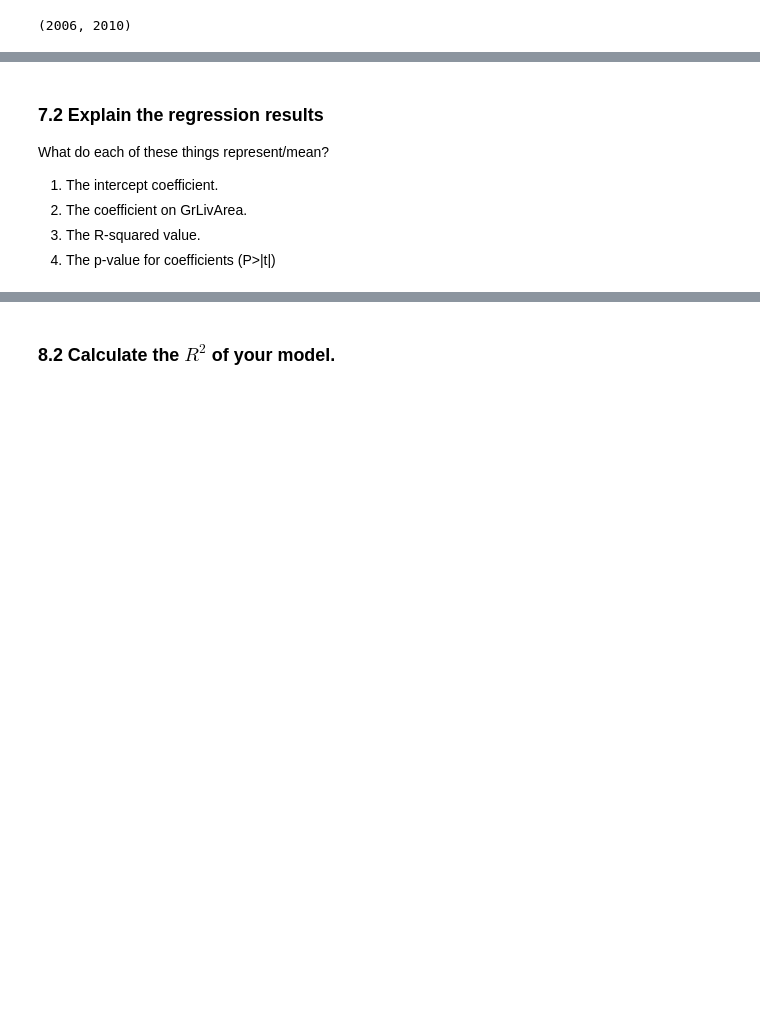
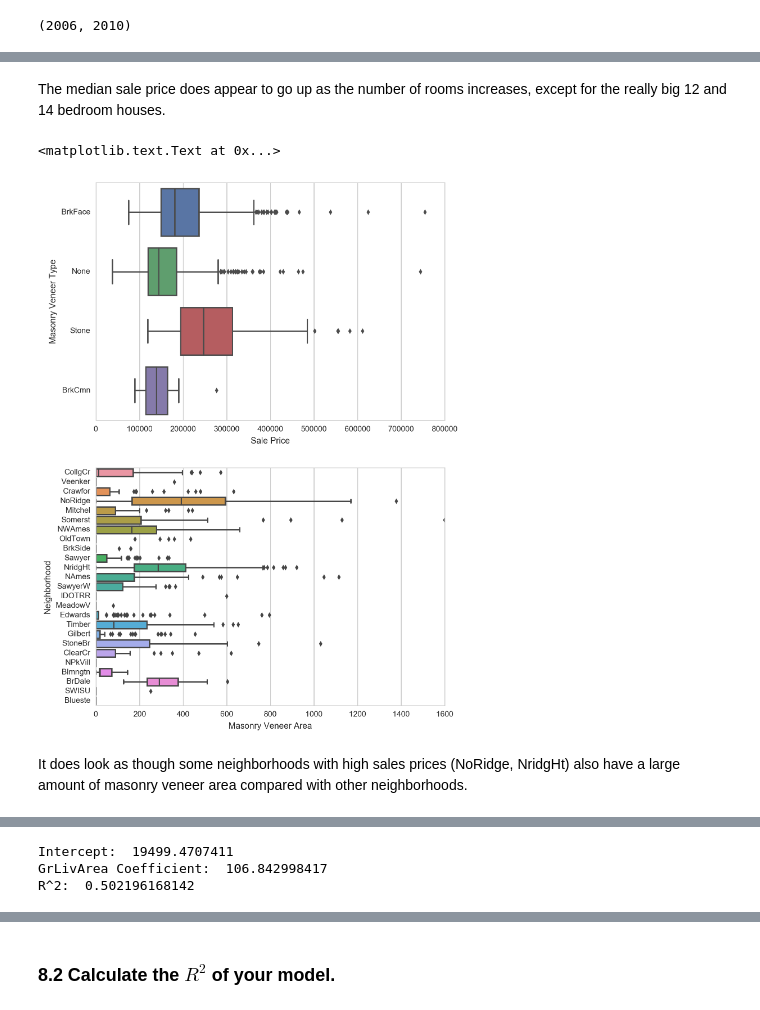
Before and after one commit to lprowell/DSI-SF-4-lprowell, a Jupyter notebook: projects/project-03/project-3-starter.ipynb, the cells around one changed output, grey strips where cells are left out. Cells and saved outputs as stored; diff of their text form; code cells hidden in the pictures; blank space fills up the shorter version.

```diff
--- a/projects/project-03/project-3-starter.ipynb
+++ b/projects/project-03/project-3-starter.ipynb
@@ -974,3 +955,22 @@ sns.boxplot(x = house['MasVnrArea'], y = house['Neighborhood'], orient = 'h')
+# %% [markdown]
+The median sale price does appear to go up as the number of rooms increases, except for the really big 12 and 14 bedroom houses.
+# %%
+#An attempt to explain the Masonry Veneer correlation with Sale Price
+
+fig, (ax1, ax2) = plt.subplots(2, 1, figsize = (8, 12))
+
+sns.boxplot(y = house['MasVnrType'], x = house['SalePrice'], orient = 'h', ax = ax1)
+sns.boxplot(x = house['MasVnrArea'], y = house['Neighborhood'], orient = 'h', ax = ax2)
+
+ax1.set_ylabel('Masonry Veneer Type')
+ax2.set_ylabel('Neighborhood')
+ax1.set_xlabel('Sale Price')
+ax2.set_xlabel('Masonry Veneer Area')
+# %% [output]
+<matplotlib.text.Text at 0x...>
+[figure, added]
+# %% [markdown]
+It does look as though some neighborhoods with high sales prices (NoRidge, NridgHt) also have a large amount of masonry veneer area compared with other neighborhoods.
 # %% [markdown]
 <img src="http://imgur.com/l5NasQj.png" style="float: left; margin: 25px 15px 0px 0px; height: 25px">
 
@@ -981,12 +981,22 @@ sns.boxplot(x = house['MasVnrArea'], y = house['Neighborhood'], orient = 'h')
 ### 7.1 Build a linear regression with statsmodels predicting sales price from total living area sq ft.
 
 Print the results of the regression.
-# %% [markdown]
-### 7.2 Explain the regression results
-
-What do each of these things represent/mean?
-
-1. The intercept coefficient.
-2. The coefficient on GrLivArea.
-3. The R-squared value.
-4. The p-value for coefficients (P>|t|)
+# %%
+from sklearn import linear_model
+
+lm = linear_model.LinearRegression()
+X = house[['GrLivArea']]
+y = house['SalePrice']
+
+model = lm.fit(X, y)
+
+predictions  =  model.predict(X)
+score        =  model.score(X, y)
+X
+print 'Intercept: ', model.intercept_
+print 'GrLivArea Coefficient: ', model.coef_[0]
+print 'R^2: ', score
+# %% [output]
+Intercept:  19499.4707411
+GrLivArea Coefficient:  106.842998417
+R^2:  0.502196168142
```
Also changed, not shown: parts of 40 cells of this notebook.
